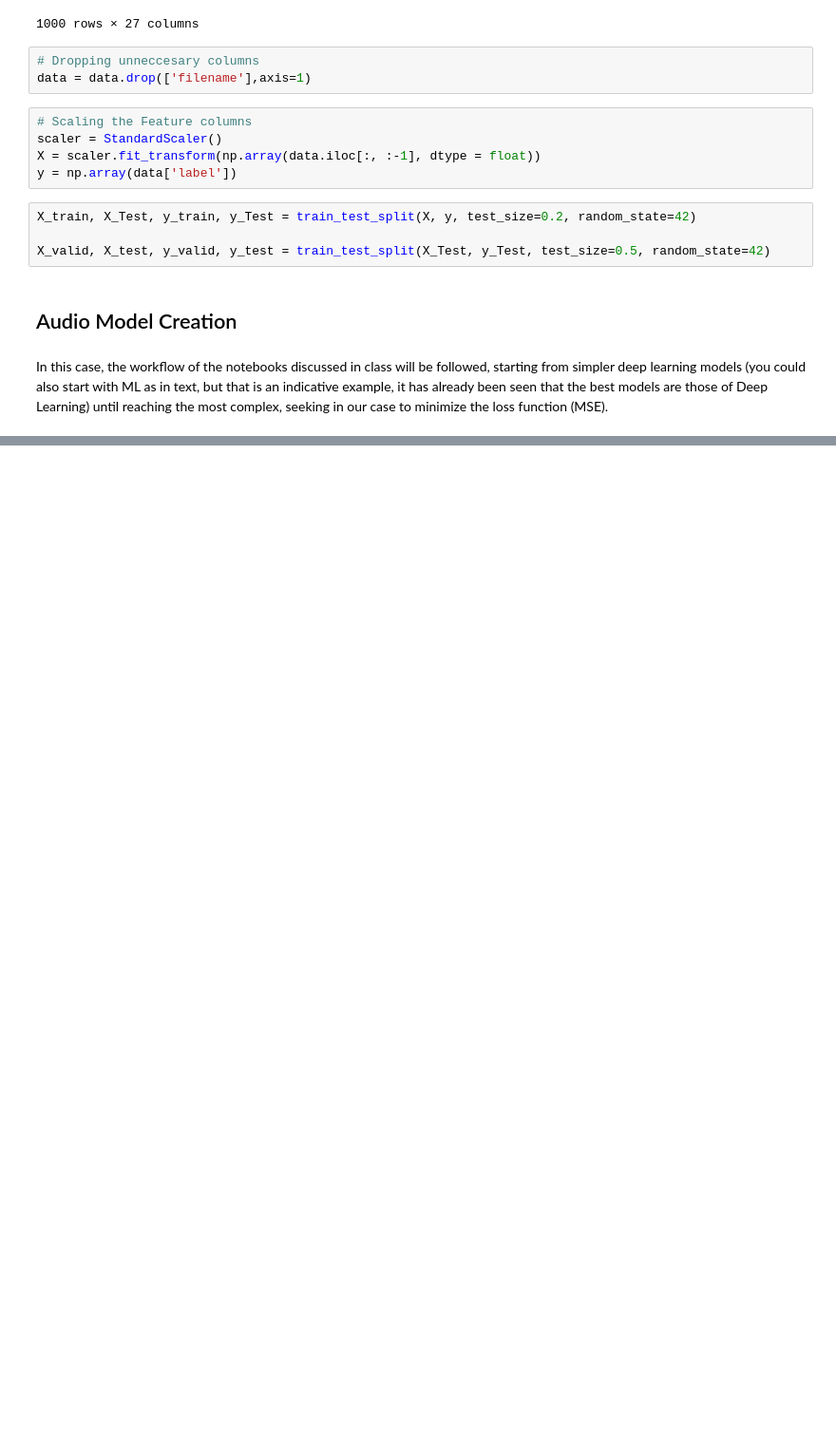
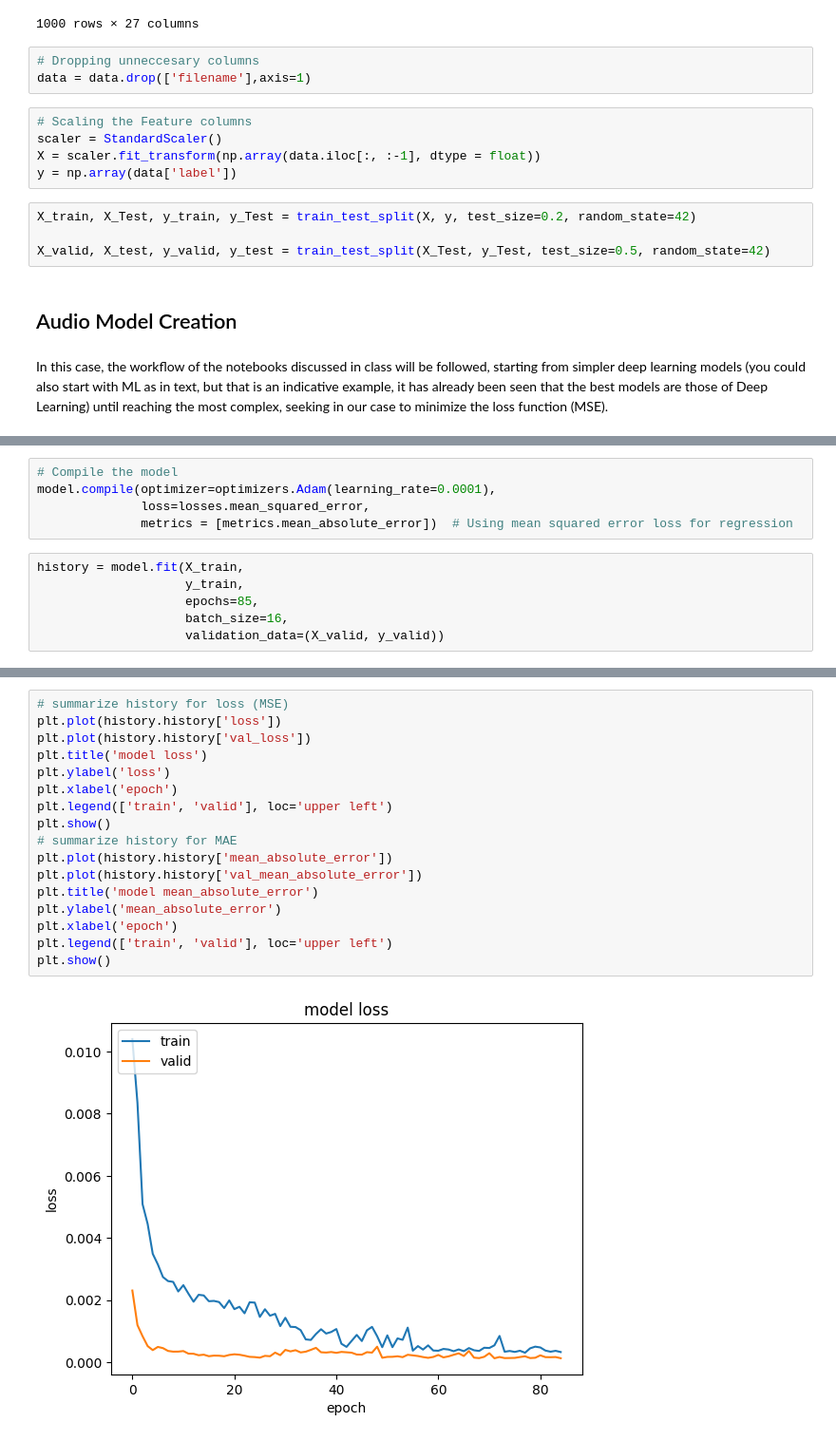
Before and after one commit to juanls1/TikTok-Virality-Predictor, a Jupyter notebook: src/audio/audio_study.ipynb, the cells around one changed output, grey strips where cells are left out. Shown at 95% size. Drawn from its saved outputs; the diff is of its cells as text; blank space fills up the shorter version.

Commit message:
audio first model and 2nd init

```diff
--- a/src/audio/audio_study.ipynb
+++ b/src/audio/audio_study.ipynb
@@ -357,0 +407,11 @@ In this case, the workflow of the notebooks discussed in class will be followed,
+# %%
+# Compile the model
+model.compile(optimizer=optimizers.Adam(learning_rate=0.0001),
+              loss=losses.mean_squared_error,
+              metrics = [metrics.mean_absolute_error])  # Using mean squared error loss for regression
+# %%
+history = model.fit(X_train,
+                    y_train,
+                    epochs=85,
+                    batch_size=16,
+                    validation_data=(X_valid, y_valid))
@@ -357,0 +436,19 @@ In this case, the workflow of the notebooks discussed in class will be followed,
+# %%
+# summarize history for loss (MSE)
+plt.plot(history.history['loss'])
+plt.plot(history.history['val_loss'])
+plt.title('model loss')
+plt.ylabel('loss')
+plt.xlabel('epoch')
+plt.legend(['train', 'valid'], loc='upper left')
+plt.show()
+# summarize history for MAE
+plt.plot(history.history['mean_absolute_error'])
+plt.plot(history.history['val_mean_absolute_error'])
+plt.title('model mean_absolute_error')
+plt.ylabel('mean_absolute_error')
+plt.xlabel('epoch')
+plt.legend(['train', 'valid'], loc='upper left')
+plt.show()
+# %% [output]
+[figure, added]
```
Also changed, not shown: parts of 23 cells of this notebook.
